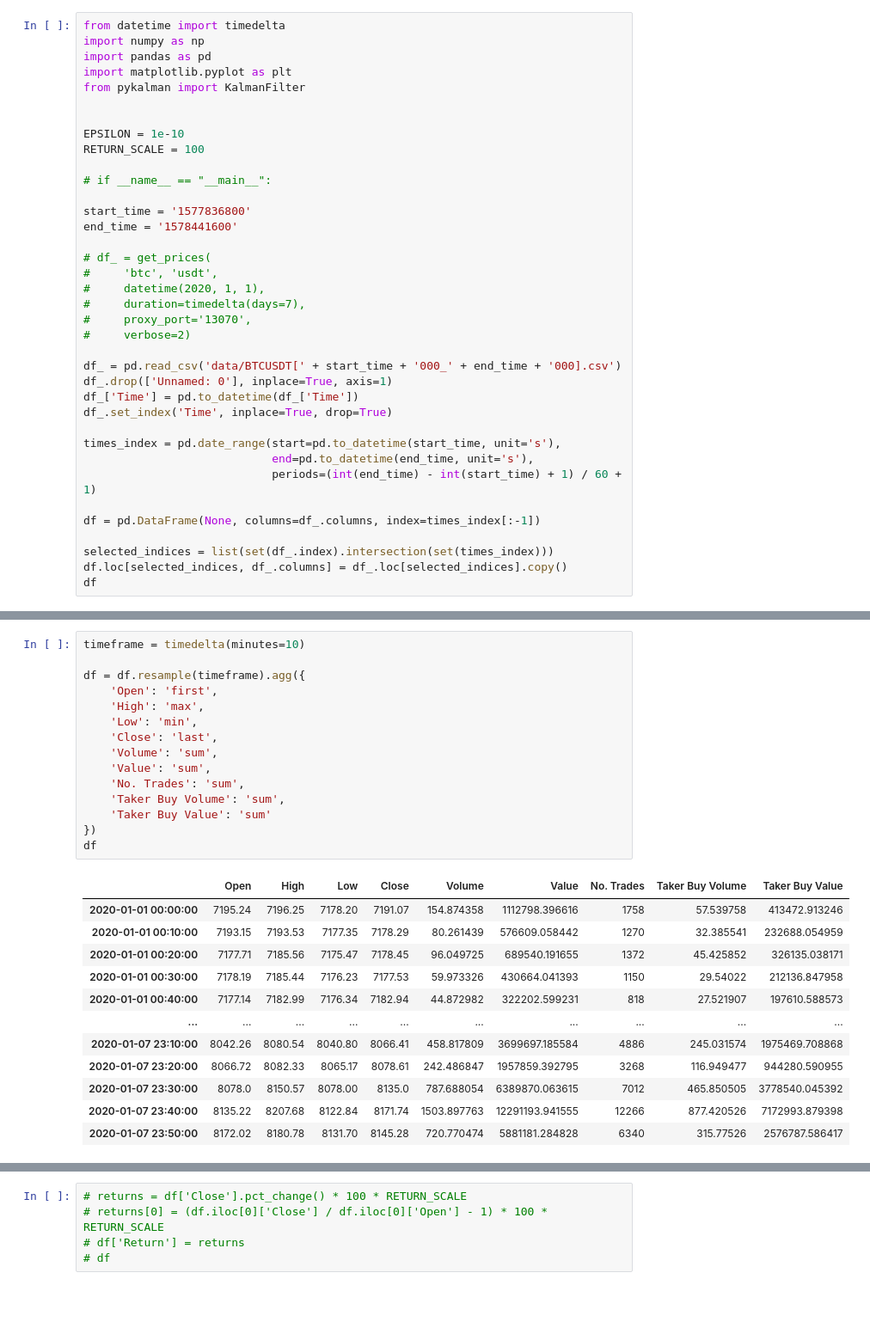
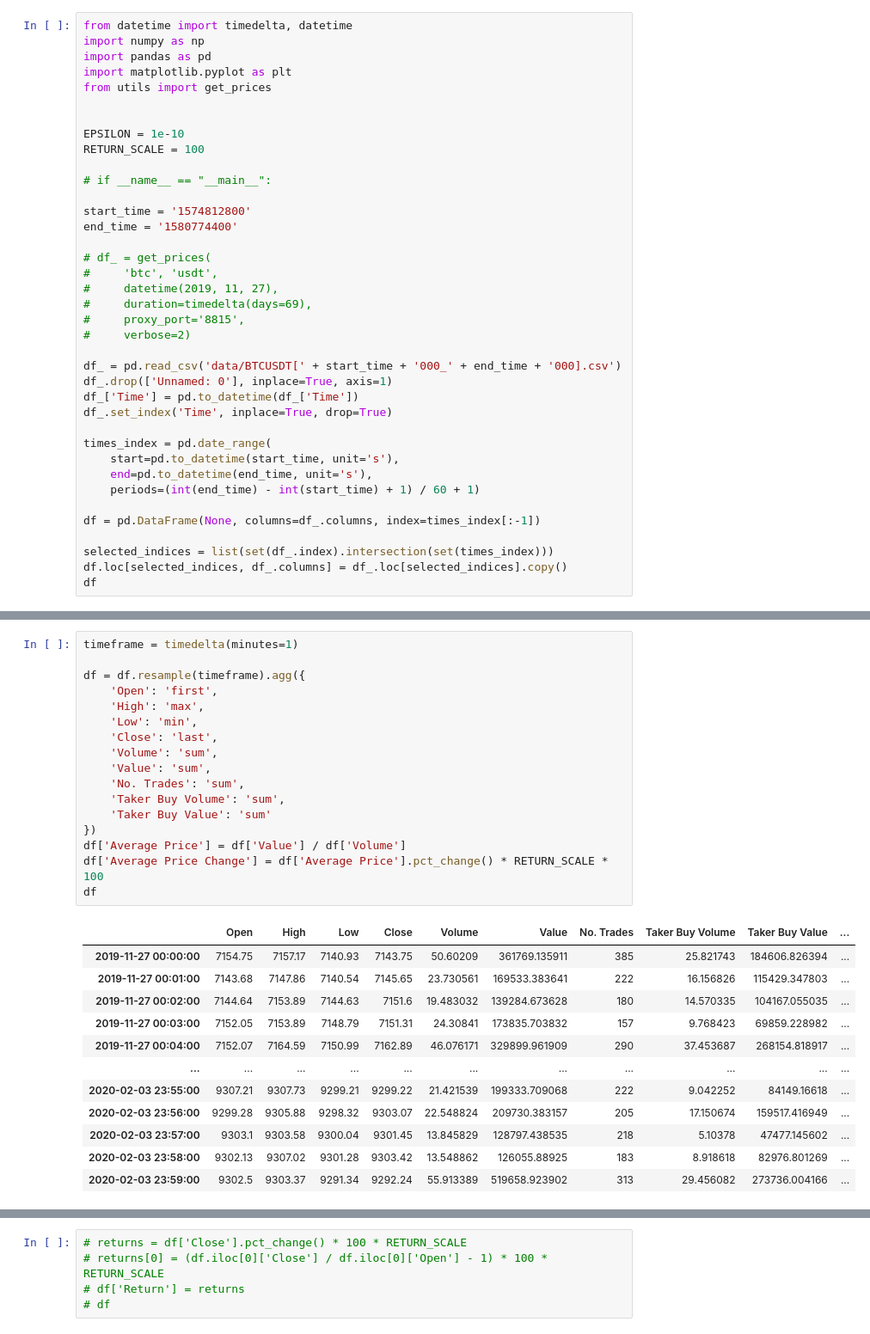
Before and after one commit to MohsenGhodrati/cvx_project_Kalman_Filter, a Jupyter notebook: Experiments.ipynb, the cells around one changed output, grey strips where cells are left out. Shown: that part at 86% size. Saved outputs shown, nothing was run; the diff lists cells and outputs as text; blank space fills up the shorter version.

```diff
--- a/Experiments.ipynb
+++ b/Experiments.ipynb
@@ -1,9 +1,9 @@
 # %%
-from datetime import timedelta
+from datetime import timedelta, datetime
 import numpy as np
 import pandas as pd
 import matplotlib.pyplot as plt
-from pykalman import KalmanFilter
+from utils import get_prices
 
 
 EPSILON = 1e-10
@@ -11,14 +11,14 @@ RETURN_SCALE = 100
 
 # if __name__ == "__main__":
 
-start_time = '1577836800'
-end_time = '1578441600'
+start_time = '1574812800'
+end_time = '1580774400'
 
 # df_ = get_prices(
 #     'btc', 'usdt',
-#     datetime(2020, 1, 1),
-#     duration=timedelta(days=7),
-#     proxy_port='13070',
+#     datetime(2019, 11, 27),
+#     duration=timedelta(days=69),
+#     proxy_port='8815',
 #     verbose=2)
 
 df_ = pd.read_csv('data/BTCUSDT[' + start_time + '000_' + end_time + '000].csv')
@@ -26,9 +26,10 @@ df_.drop(['Unnamed: 0'], inplace=True, axis=1)
 df_['Time'] = pd.to_datetime(df_['Time'])
 df_.set_index('Time', inplace=True, drop=True)
 
-times_index = pd.date_range(start=pd.to_datetime(start_time, unit='s'),
-                            end=pd.to_datetime(end_time, unit='s'),
-                            periods=(int(end_time) - int(start_time) + 1) / 60 + 1)
+times_index = pd.date_range(
+    start=pd.to_datetime(start_time, unit='s'),
+    end=pd.to_datetime(end_time, unit='s'),
+    periods=(int(end_time) - int(start_time) + 1) / 60 + 1)
 
 df = pd.DataFrame(None, columns=df_.columns, index=times_index[:-1])
 
@@ -52,28 +53,30 @@ df
 # %%
-timeframe = timedelta(minutes=10)
+timeframe = timedelta(minutes=1)
 
 df = df.resample(timeframe).agg({
     'Open': 'first',
     'High': 'max',
     'Low': 'min',
     'Close': 'last',
     'Volume': 'sum',
     'Value': 'sum',
     'No. Trades': 'sum',
     'Taker Buy Volume': 'sum',
     'Taker Buy Value': 'sum'
 })
+df['Average Price'] = df['Value'] / df['Volume']
+df['Average Price Change'] = df['Average Price'].pct_change() * RETURN_SCALE * 100
 df
 # %% [output]
-|  | Open | High | Low | Close | Volume | Value | No. Trades | Taker Buy Volume | Taker Buy Value |
-| 2020-01-01 00:00:00 | 7195.24 | 7196.25 | 7178.20 | 7191.07 | 154.874358 | 1112798.396616 | 1758 | 57.539758 | 413472.913246 |
-| 2020-01-01 00:10:00 | 7193.15 | 7193.53 | 7177.35 | 7178.29 | 80.261439 | 576609.058442 | 1270 | 32.385541 | 232688.054959 |
-| 2020-01-01 00:20:00 | 7177.71 | 7185.56 | 7175.47 | 7178.45 | 96.049725 | 689540.191655 | 1372 | 45.425852 | 326135.038171 |
-| 2020-01-01 00:30:00 | 7178.19 | 7185.44 | 7176.23 | 7177.53 | 59.973326 | 430664.041393 | 1150 | 29.54022 | 212136.847958 |
-| 2020-01-01 00:40:00 | 7177.14 | 7182.99 | 7176.34 | 7182.94 | 44.872982 | 322202.599231 | 818 | 27.521907 | 197610.588573 |
-| ... | ... | ... | ... | ... | ... | ... | ... | ... | ... |
-| 2020-01-07 23:10:00 | 8042.26 | 8080.54 | 8040.80 | 8066.41 | 458.817809 | 3699697.185584 | 4886 | 245.031574 | 1975469.708868 |
-| 2020-01-07 23:20:00 | 8066.72 | 8082.33 | 8065.17 | 8078.61 | 242.486847 | 1957859.392795 | 3268 | 116.949477 | 944280.590955 |
-| 2020-01-07 23:30:00 | 8078.0 | 8150.57 | 8078.00 | 8135.0 | 787.688054 | 6389870.063615 | 7012 | 465.850505 | 3778540.045392 |
-| 2020-01-07 23:40:00 | 8135.22 | 8207.68 | 8122.84 | 8171.74 | 1503.897763 | 12291193.941555 | 12266 | 877.420526 | 7172993.879398 |
-| 2020-01-07 23:50:00 | 8172.02 | 8180.78 | 8131.70 | 8145.28 | 720.770474 | 5881181.284828 | 6340 | 315.77526 | 2576787.586417 |
+|  | Open | High | Low | Close | Volume | Value | No. Trades | Taker Buy Volume | Taker Buy Value | ... |
+| 2019-11-27 00:00:00 | 7154.75 | 7157.17 | 7140.93 | 7143.75 | 50.60209 | 361769.135911 | 385 | 25.821743 | 184606.826394 | ... |
+| 2019-11-27 00:01:00 | 7143.68 | 7147.86 | 7140.54 | 7145.65 | 23.730561 | 169533.383641 | 222 | 16.156826 | 115429.347803 | ... |
+| 2019-11-27 00:02:00 | 7144.64 | 7153.89 | 7144.63 | 7151.6 | 19.483032 | 139284.673628 | 180 | 14.570335 | 104167.055035 | ... |
+| 2019-11-27 00:03:00 | 7152.05 | 7153.89 | 7148.79 | 7151.31 | 24.30841 | 173835.703832 | 157 | 9.768423 | 69859.228982 | ... |
+| 2019-11-27 00:04:00 | 7152.07 | 7164.59 | 7150.99 | 7162.89 | 46.076171 | 329899.961909 | 290 | 37.453687 | 268154.818917 | ... |
+| ... | ... | ... | ... | ... | ... | ... | ... | ... | ... | ... |
+| 2020-02-03 23:55:00 | 9307.21 | 9307.73 | 9299.21 | 9299.22 | 21.421539 | 199333.709068 | 222 | 9.042252 | 84149.16618 | ... |
+| 2020-02-03 23:56:00 | 9299.28 | 9305.88 | 9298.32 | 9303.07 | 22.548824 | 209730.383157 | 205 | 17.150674 | 159517.416949 | ... |
+| 2020-02-03 23:57:00 | 9303.1 | 9303.58 | 9300.04 | 9301.45 | 13.845829 | 128797.438535 | 218 | 5.10378 | 47477.145602 | ... |
+| 2020-02-03 23:58:00 | 9302.13 | 9307.02 | 9301.28 | 9303.42 | 13.548862 | 126055.88925 | 183 | 8.918618 | 82976.801269 | ... |
+| 2020-02-03 23:59:00 | 9302.5 | 9303.37 | 9291.34 | 9292.24 | 55.913389 | 519658.923902 | 313 | 29.456082 | 273736.004166 | ... |
```
Also changed, not shown: parts of 11 cells of this notebook, 9 other files.
